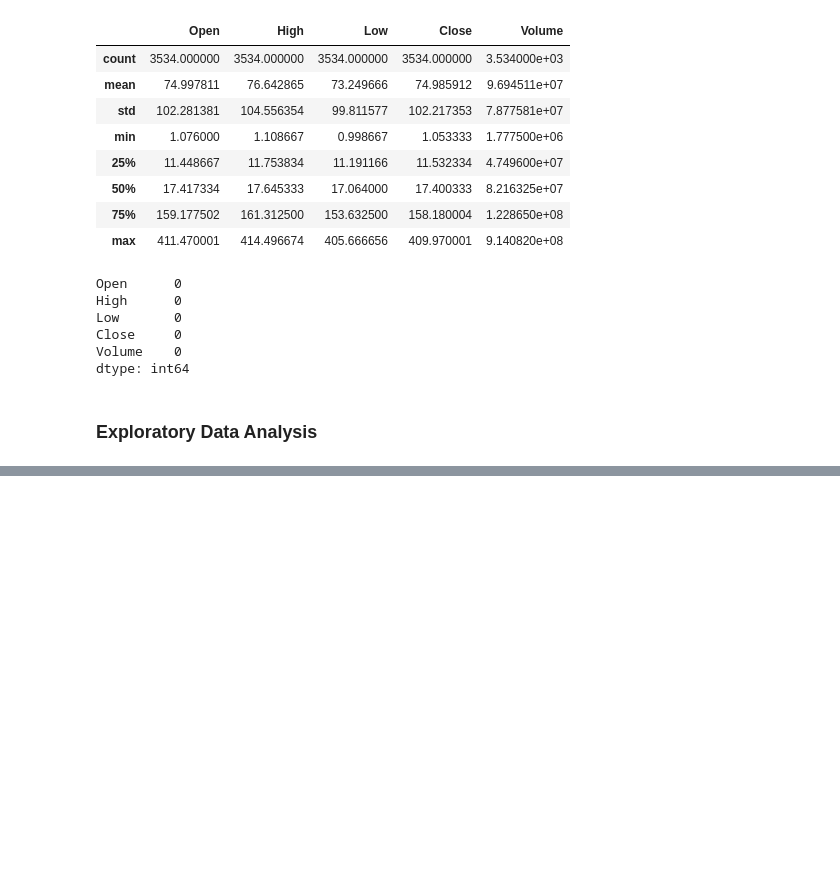
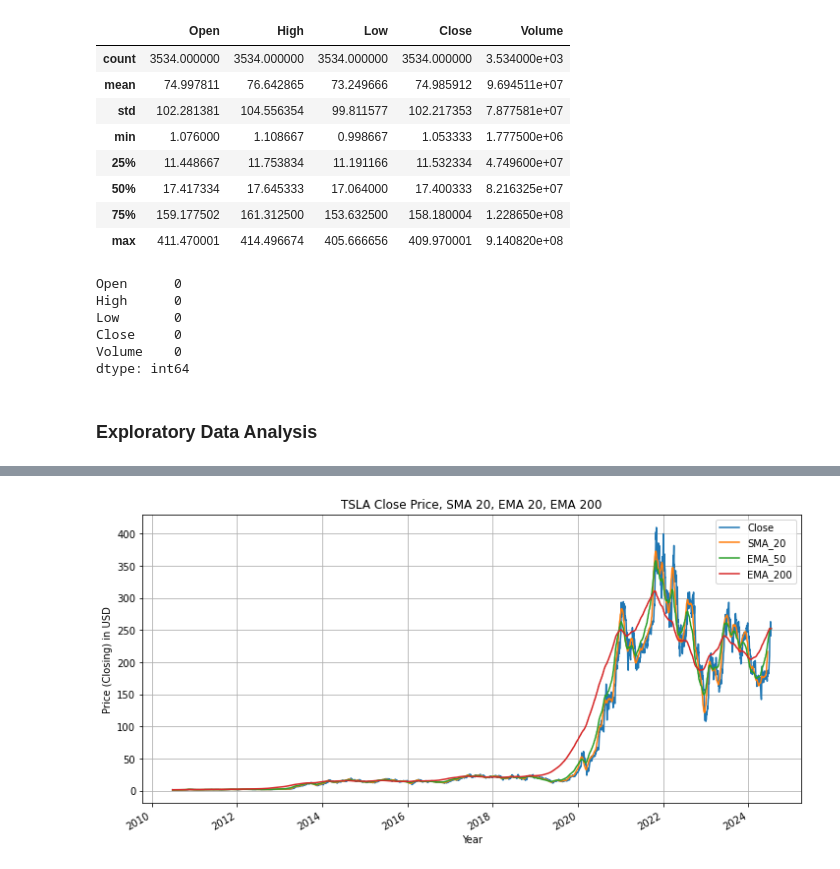
Before and after one commit to poojaapatell/Tesla-Stock-Prices-Project, a Jupyter notebook: TSLA Stock Data.ipynb, the cells around one changed output, grey strips where cells are left out. Drawn from its saved outputs; the diff is of its cells as text; code cells hidden in the pictures; blank space fills up the shorter version.

Commit message:
Add Moving Average Comparison

```diff
--- a/TSLA Stock Data.ipynb
+++ b/TSLA Stock Data.ipynb
@@ -155,0 +158,18 @@ By 2022, the stock exhibited notable volatility, characterized by sharp increase
+# %%
+# Comparison of Moving Averages - 20 days, 50 days, and 200 days for Closing Price
+
+# Simple Moving Average - 20 Days
+tesla_df['SMA_20'] = tesla_df['Close'].rolling(window=20).mean()
+
+# Exponential Moving Average - 50 days and 200 days
+tesla_df['EMA_50'] = tesla_df['Close'].ewm(span=50, adjust=False).mean()
+tesla_df['EMA_200'] = tesla_df['Close'].ewm(span=200, adjust=False).mean()
+
+tesla_df[['Close', 'SMA_20', 'EMA_50', 'EMA_200']].plot(figsize=(12,6), title = "TSLA Close Price, SMA 20, EMA 20, EMA 200")
+
+plt.xlabel("Year")
+plt.ylabel("Price (Closing) in USD")
+plt.grid(True)
+plt.show()
+# %% [output]
+[figure, added]
```
Also changed, not shown: parts of 4 cells of this notebook.
